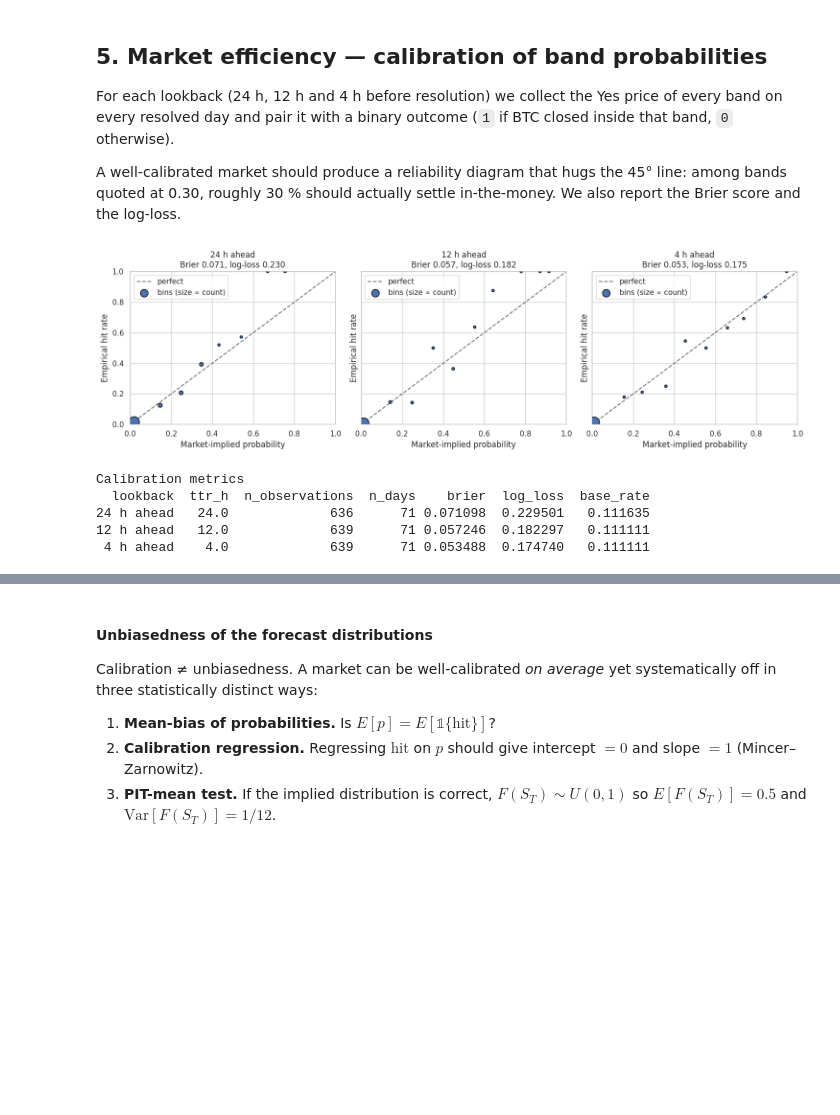
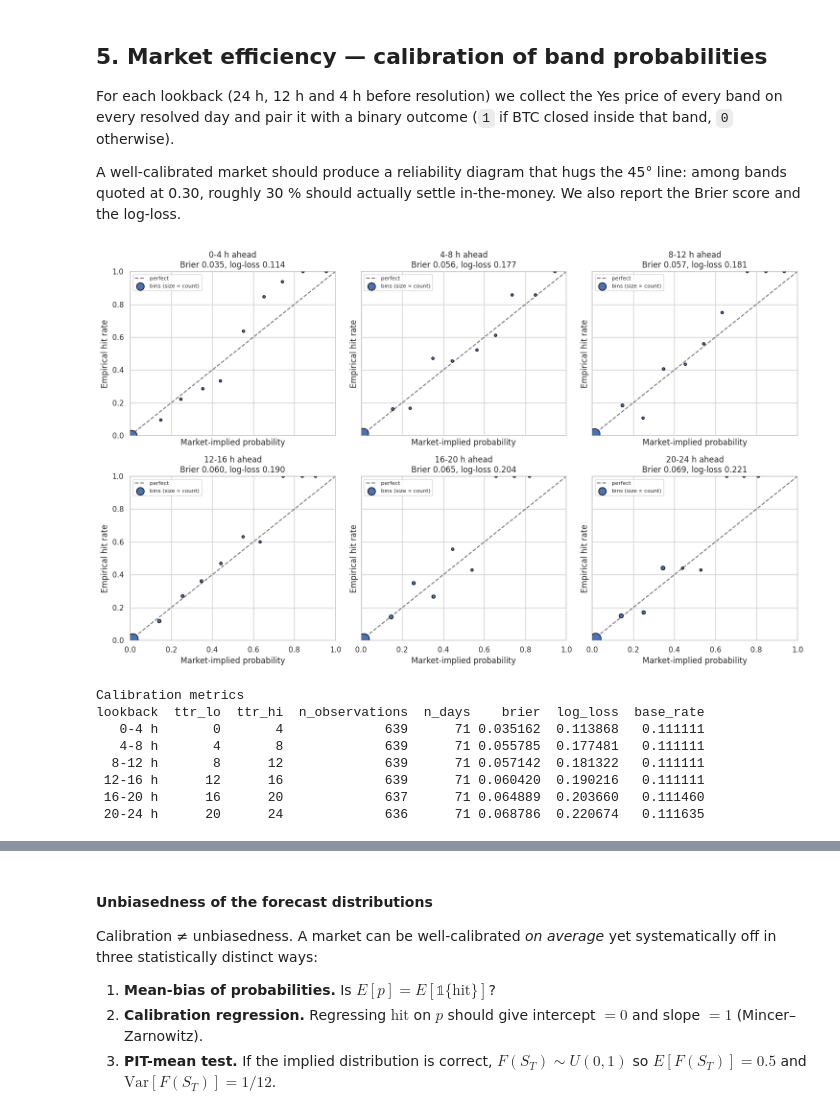
Before and after one commit to ochaff/FATED_polymarket, a Jupyter notebook: polymarket_analysis.ipynb, the cells around one changed output, grey strips where cells are left out. Drawn from its saved outputs; the diff is of its cells as text; code cells hidden in the pictures; blank space fills up the shorter version.

Commit message:
update time to resolution buckets

```diff
--- a/polymarket_analysis.ipynb
+++ b/polymarket_analysis.ipynb
@@ -726,15 +731,22 @@ A well-calibrated market should produce a reliability diagram that hugs the 45°
 bands quoted at 0.30, roughly 30 % should actually settle in-the-money.  We also report the
 Brier score and the log-loss.
 # %%
-def snapshot_at(target_ttr_h, tol_h=0.5):
-    """Return one Yes price per (date, band) closest to `target_ttr_h` (hrs to resolution)."""
-    g = yes_15m[(yes_15m["minutes_to_resolution"]/60.0 >= target_ttr_h - tol_h)
-                & (yes_15m["minutes_to_resolution"]/60.0 <= target_ttr_h + tol_h)]
-    g = g.copy()
-    g["abs_dist"] = (g["minutes_to_resolution"]/60.0 - target_ttr_h).abs()
-    g = (g.sort_values("abs_dist")
-           .drop_duplicates(["target_date", "lower_price"], keep="first"))
-    return g
+# Use six 4-hour buckets of time-to-resolution: [0,4), [4,8), ..., [20,24) hours.
+# For each (date, band) the Yes price is averaged across all minute snapshots
+# that fall inside the bucket.
+BUCKET_EDGES = [0, 4, 8, 12, 16, 20, 24]
+lookbacks = [(lo, hi, f"{lo}-{hi} h")
+             for lo, hi in zip(BUCKET_EDGES[:-1], BUCKET_EDGES[1:])]
+
+def snapshot_in_window(lo_h, hi_h):
+    """Average Yes price per (date, band) across all snapshots with ttr in [lo_h, hi_h)."""
+    ttr_h = yes_15m["minutes_to_resolution"] / 60.0
+    g = yes_15m[(ttr_h >= lo_h) & (ttr_h < hi_h)]
+    if g.empty:
+        return g.iloc[0:0].copy()
+    return (g.groupby(["target_date", "lower_price", "upper_price"], as_index=False)
+              .agg(price=("price", "mean"),
+                   n_minutes=("price", "size")))
 
 def calibration_table(snap_df, n_bins=10):
     """Pair (date, band) with binary outcome and return reliability curve + metrics."""
@@ -748,48 +760,48 @@ def calibration_table(snap_df, n_bins=10):
              .agg(mean_pred=("price", "mean"),
                   emp_freq=("hit", "mean"),
                   n=("hit", "size"))
              .reset_index(drop=True))
     eps = 1e-6
     p = df["price"].clip(eps, 1-eps).values
     y = df["hit"].values
     brier = float(np.mean((p - y) ** 2))
     logloss = float(-np.mean(y*np.log(p) + (1-y)*np.log(1-p)))
     return df, rel, brier, logloss
 
 
-lookbacks = [(24.0, "24 h ahead"), (12.0, "12 h ahead"), (4.0, "4 h ahead")]
-fig, axes = plt.subplots(1, 3, figsize=(15, 4.5), sharex=True, sharey=True)
+fig, axes = plt.subplots(2, 3, figsize=(15, 9), sharex=True, sharey=True)
 metrics = []
-for (ttr, label), ax in zip(lookbacks, axes):
-    snap_df = snapshot_at(ttr, tol_h=0.5)
+for (lo, hi, label), ax in zip(lookbacks, axes.ravel()):
+    snap_df = snapshot_in_window(lo, hi)
     df, rel, brier, logloss = calibration_table(snap_df)
-    metrics.append({"lookback": label, "ttr_h": ttr,
+    metrics.append({"lookback": label, "ttr_lo": lo, "ttr_hi": hi,
                     "n_observations": len(df),
                     "n_days": df["target_date"].nunique(),
                     "brier": brier, "log_loss": logloss,
                     "base_rate": df["hit"].mean()})
-    # Reliability scatter
     ax.plot([0, 1], [0, 1], "k--", alpha=0.6, label="perfect")
-    sizes = (rel["n"] / rel["n"].max() * 250).clip(lower=15)
+    sizes = (rel["n"] / max(rel["n"].max(), 1) * 250).clip(lower=15)
     ax.scatter(rel["mean_pred"], rel["emp_freq"], s=sizes, color="C0",
                edgecolor="black", zorder=3, label="bins (size ∝ count)")
-    ax.set_title(f"{label}\nBrier {brier:.3f}, log-loss {logloss:.3f}")
+    ax.set_title(f"{label} ahead\nBrier {brier:.3f}, log-loss {logloss:.3f}")
     ax.set_xlabel("Market-implied probability")
     ax.set_ylabel("Empirical hit rate")
-    ax.set_xlim(0, 1)
-    ax.set_ylim(0, 1)
-    ax.legend(loc="upper left")
+    ax.set_xlim(0, 1); ax.set_ylim(0, 1)
+    ax.legend(loc="upper left", fontsize=8)
 plt.tight_layout()
 plt.show()
 
 metrics_df = pd.DataFrame(metrics)
 print("\nCalibration metrics")
 print(metrics_df.to_string(index=False))
 # %% [output]
-[figure, old version]
+[figure, new version]
 Calibration metrics
-  lookback  ttr_h  n_observations  n_days    brier  log_loss  base_rate
-24 h ahead   24.0             636      71 0.071098  0.229501   0.111635
-12 h ahead   12.0             639      71 0.057246  0.182297   0.111111
- 4 h ahead    4.0             639      71 0.053488  0.174740   0.111111
+lookback  ttr_lo  ttr_hi  n_observations  n_days    brier  log_loss  base_rate
+   0-4 h       0       4             639      71 0.035162  0.113868   0.111111
+   4-8 h       4       8             639      71 0.055785  0.177481   0.111111
+  8-12 h       8      12             639      71 0.057142  0.181322   0.111111
+ 12-16 h      12      16             639      71 0.060420  0.190216   0.111111
+ 16-20 h      16      20             637      71 0.064889  0.203660   0.111460
+ 20-24 h      20      24             636      71 0.068786  0.220674   0.111635
 # %%
```
Also changed, not shown: parts of 6 cells of this notebook.
